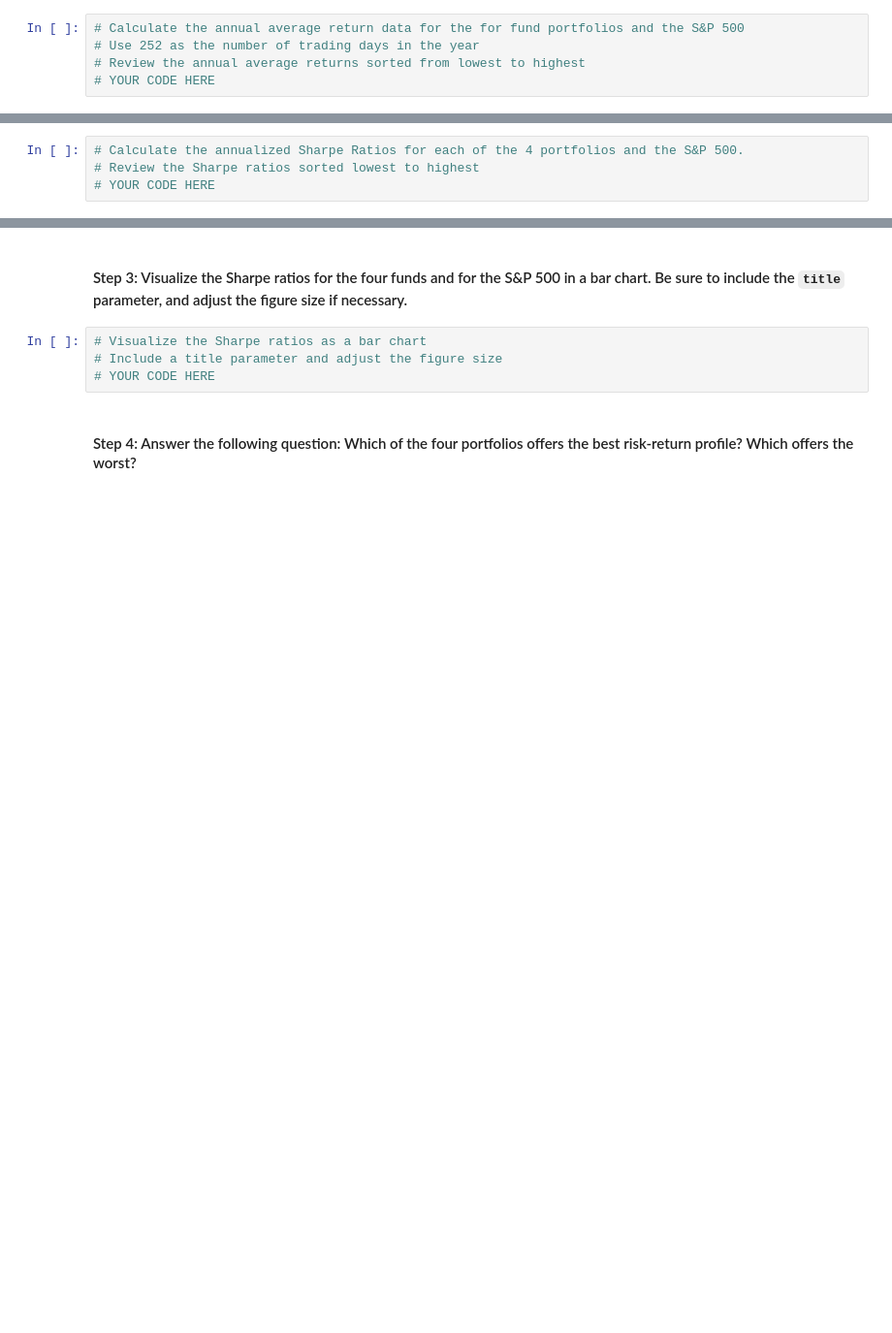
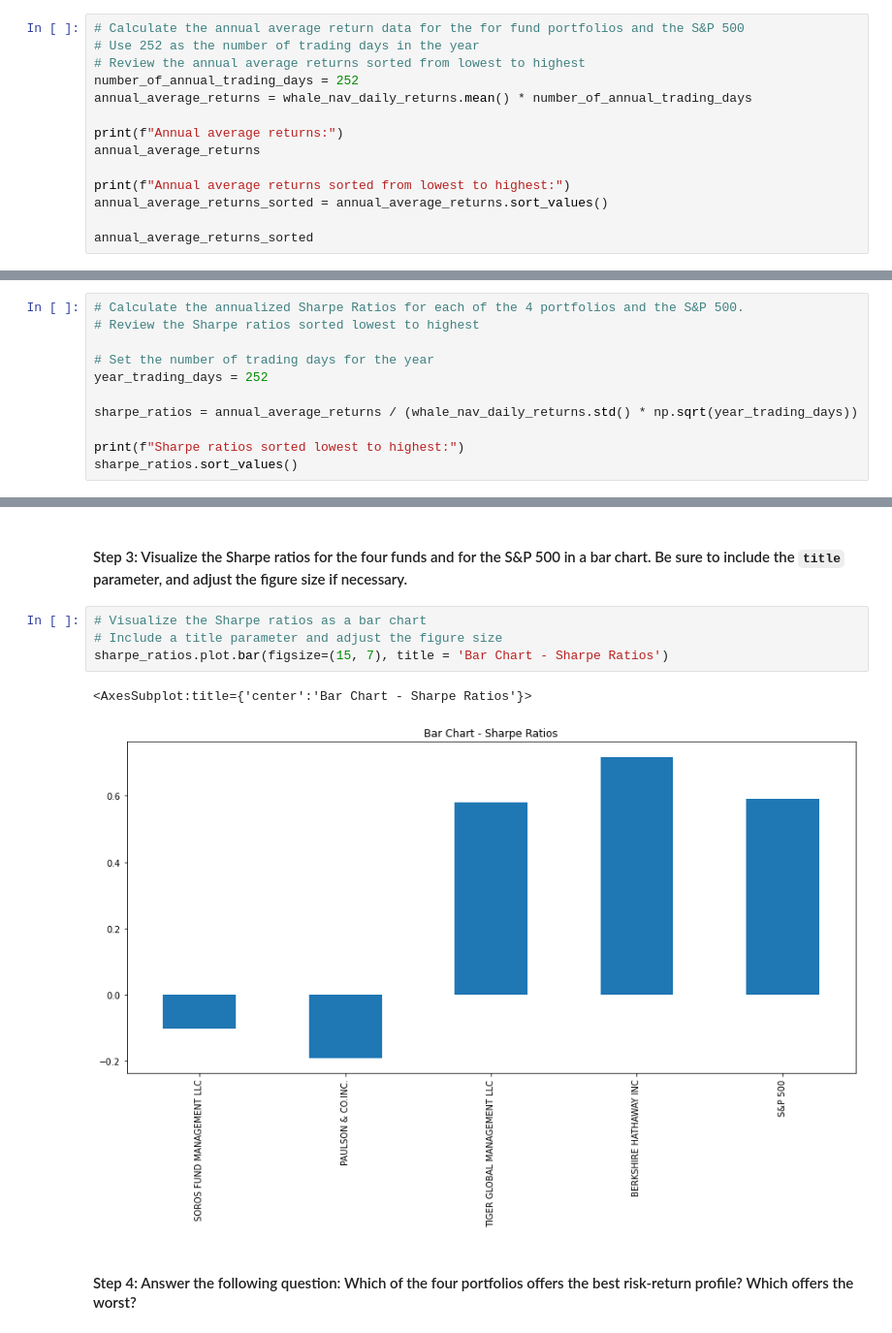
Before and after one commit to dinesh-m/retire_rich, a Jupyter notebook: risk_return_analysis.ipynb, the cells around one changed output, grey strips where cells are left out. Shown at 97% size. Drawn from its saved outputs; the diff is of its cells as text; blank space fills up the shorter version.

Commit message:
Sharpe ratios calculated

```diff
--- a/risk_return_analysis.ipynb
+++ b/risk_return_analysis.ipynb
@@ -310,4 +340,13 @@ To determine the overall risk of an asset or portfolio, quantitative analysts an
 # Calculate the annual average return data for the for fund portfolios and the S&P 500
 # Use 252 as the number of trading days in the year
 # Review the annual average returns sorted from lowest to highest
-# YOUR CODE HERE
+number_of_annual_trading_days = 252
+annual_average_returns = whale_nav_daily_returns.mean() * number_of_annual_trading_days
+
+print(f"Annual average returns:")
+annual_average_returns
+
+print(f"Annual average returns sorted from lowest to highest:")
+annual_average_returns_sorted = annual_average_returns.sort_values()
+
+annual_average_returns_sorted
@@ -316,4 +364,11 @@ To determine the overall risk of an asset or portfolio, quantitative analysts an
 # %%
 # Calculate the annualized Sharpe Ratios for each of the 4 portfolios and the S&P 500.
 # Review the Sharpe ratios sorted lowest to highest
-# YOUR CODE HERE
+
+# Set the number of trading days for the year
+year_trading_days = 252
+
+sharpe_ratios = annual_average_returns / (whale_nav_daily_returns.std() * np.sqrt(year_trading_days))
+
+print(f"Sharpe ratios sorted lowest to highest:")
+sharpe_ratios.sort_values()
@@ -322,7 +385,10 @@ To determine the overall risk of an asset or portfolio, quantitative analysts an
 # %%
 # Visualize the Sharpe ratios as a bar chart
 # Include a title parameter and adjust the figure size
-# YOUR CODE HERE
+sharpe_ratios.plot.bar(figsize=(15, 7), title = 'Bar Chart - Sharpe Ratios')
+# %% [output]
+<AxesSubplot:title={'center':'Bar Chart - Sharpe Ratios'}>
+[figure, added]
 # %% [markdown]
 #### Step 4: Answer the following question: Which of the four portfolios offers the best risk-return profile? Which offers the worst?
 # %% [markdown]
```
Also changed, not shown: parts of 11 cells of this notebook.
